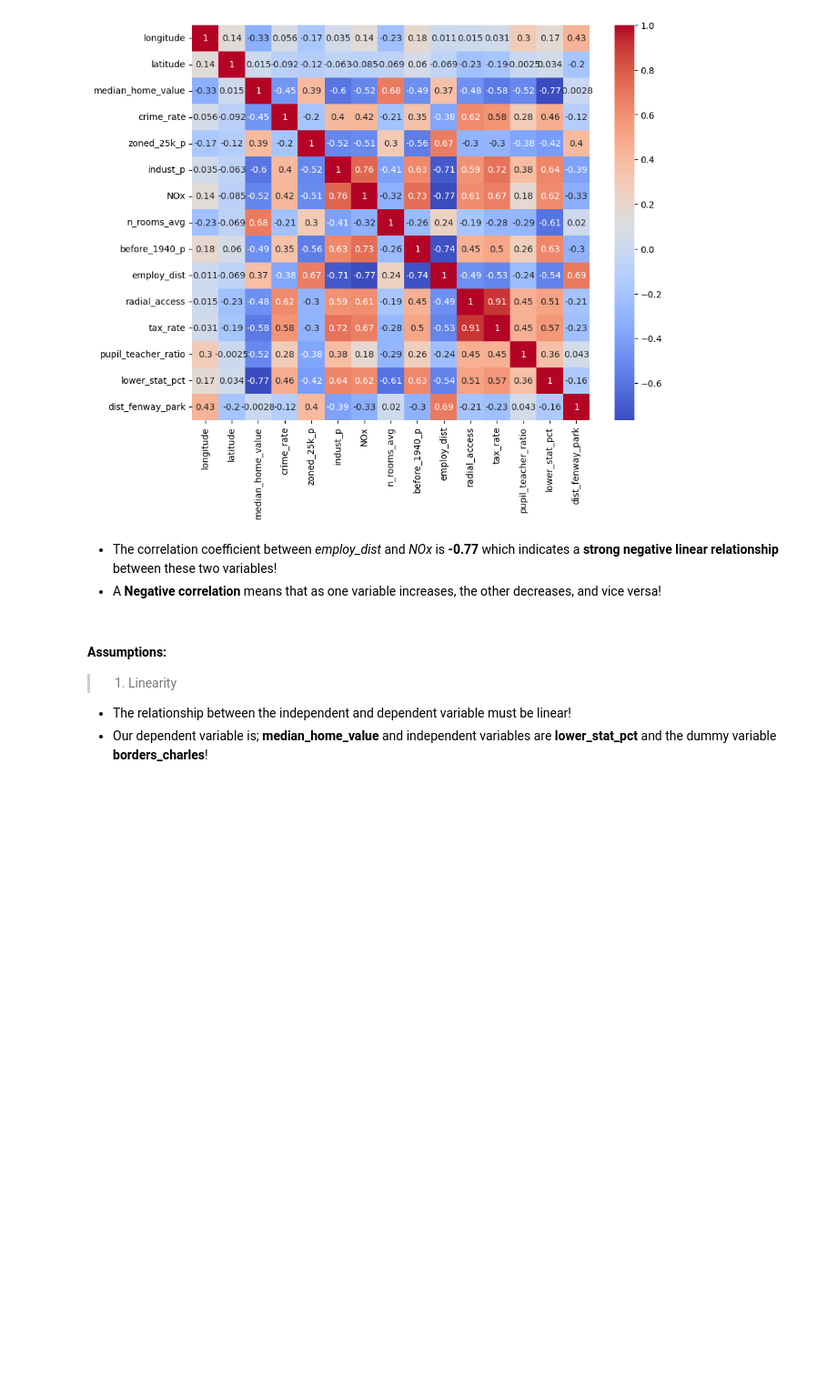
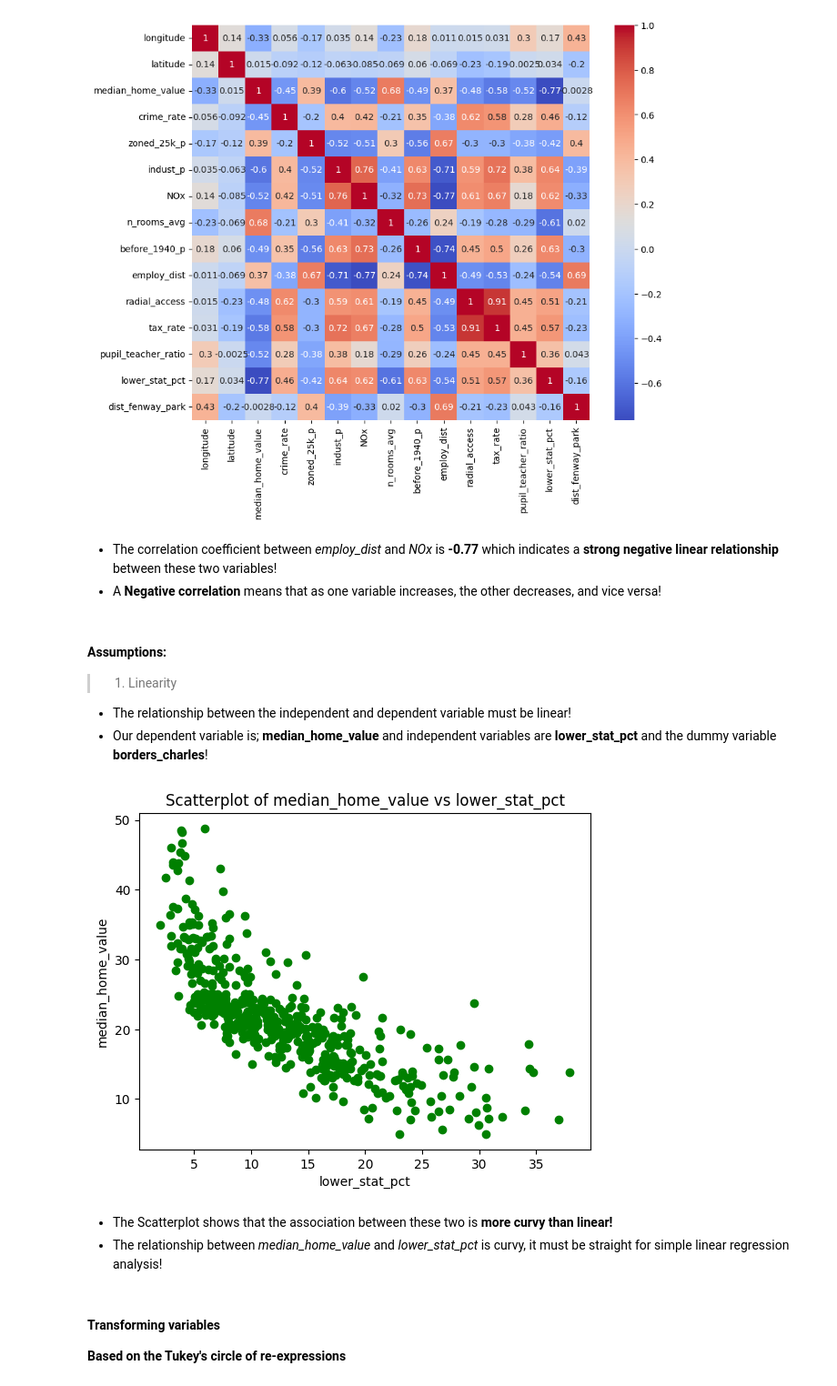
Before and after one commit to Darknight47/Regression, a Jupyter notebook: Multiple Linear Regression/multiple_linear_regression.ipynb, the cells around one changed output. Shown at 91% size. Cells and saved outputs as stored; diff of their text form; code cells hidden in the pictures; blank space fills up the shorter version.

Commit message:
linearity assumption and variable transformation

```diff
--- a/Multiple Linear Regression/multiple_linear_regression.ipynb
+++ b/Multiple Linear Regression/multiple_linear_regression.ipynb
@@ -160,3 +160,19 @@ plt.show()
 > 1. Linearity
 * The relationship between the independent and dependent variable must be linear!
 * Our dependent variable is; **median_home_value** and independent variables are **lower_stat_pct** and the dummy variable **borders_charles**!
+# %%
+# Checking if the first assumption holds
+plt.scatter(boston_numerical_features['lower_stat_pct'], boston_numerical_features['median_home_value'], color='green')
+plt.xlabel('lower_stat_pct')
+plt.ylabel('median_home_value')
+plt.title('Scatterplot of median_home_value vs lower_stat_pct')
+plt.show()
+# %% [output]
+[figure, added]
+# %% [markdown]
+* The Scatterplot shows that the association between these two is **more curvy than linear!**
+* The relationship between *median_home_value* and *lower_stat_pct* is curvy, it must be straight for simple linear regression analysis!
+# %% [markdown]
+#### Transforming variables
+
+**Based on the Tukey's circle of re-expressions**
```
Also changed, not shown: parts of 2 cells of this notebook.
